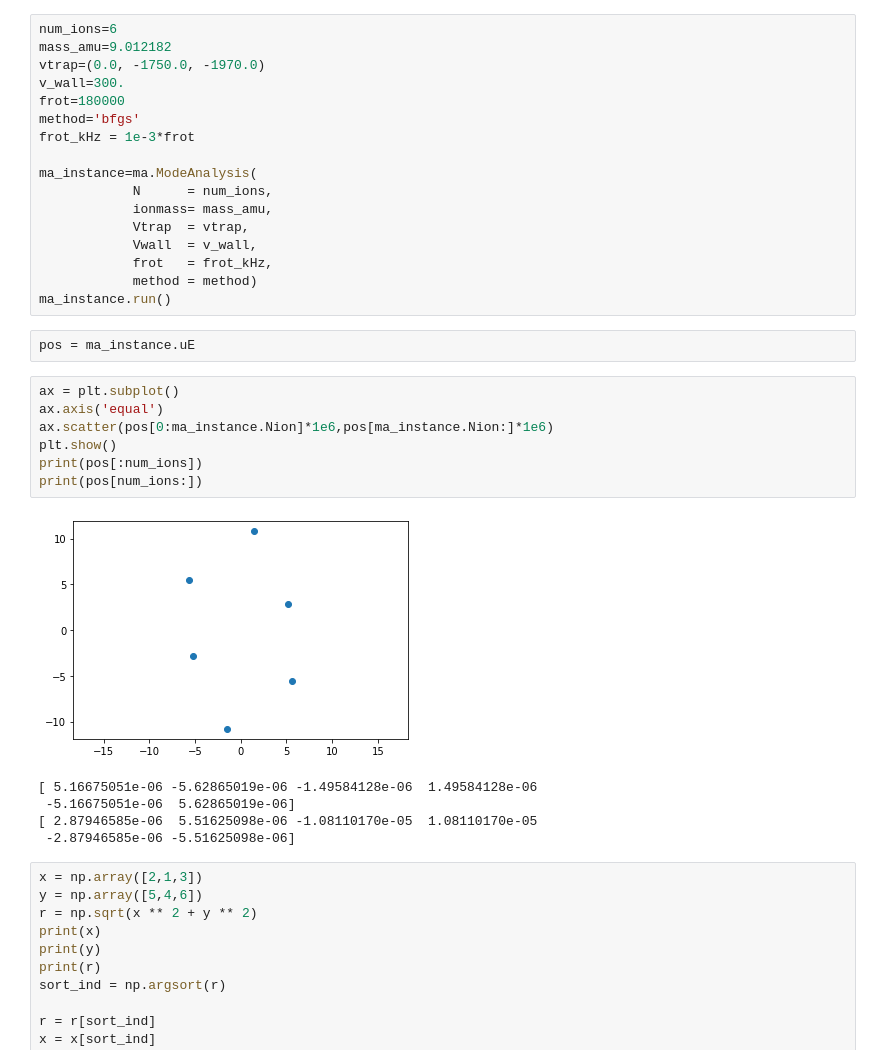
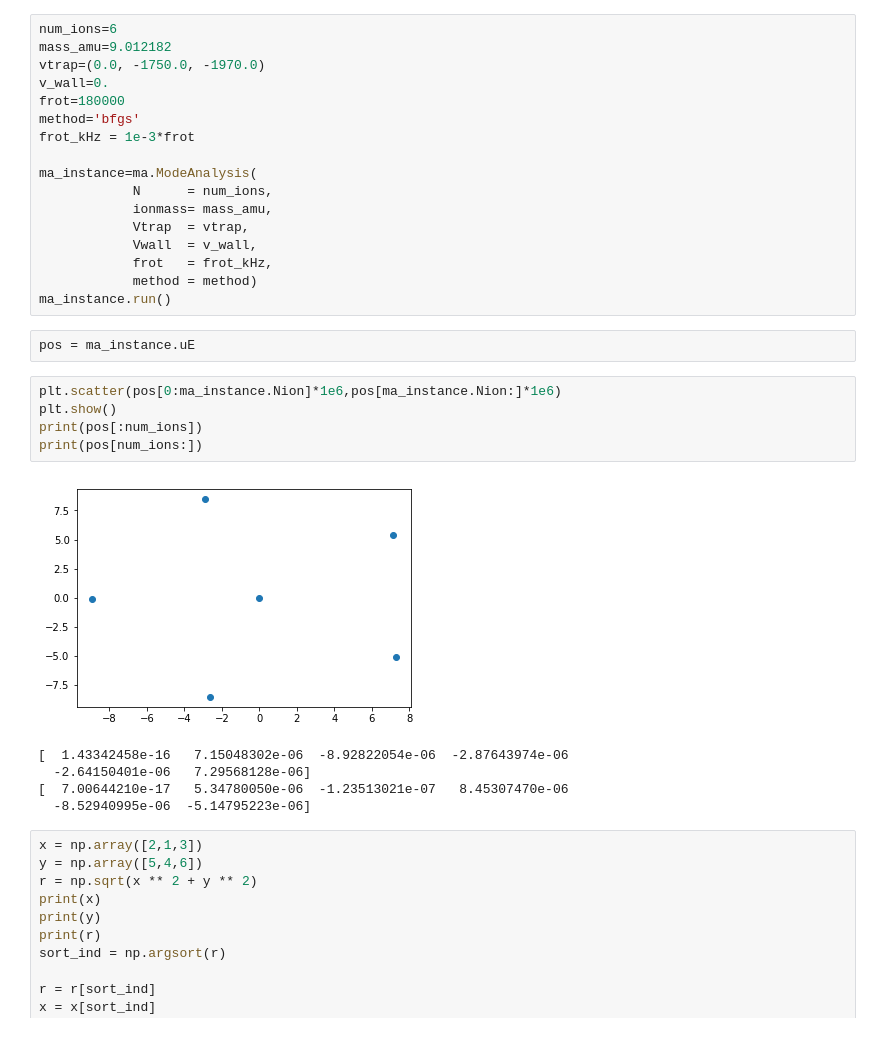
Before and after one commit to jzaris/cold-atoms-c, a Jupyter notebook: ModeAnalysisNotebook.ipynb, the cells around one changed output. Cells and saved outputs as stored; diff of their text form.

```diff
--- a/ModeAnalysisNotebook.ipynb
+++ b/ModeAnalysisNotebook.ipynb
@@ -7,7 +7,7 @@ import numpy as np
 num_ions=6
 mass_amu=9.012182
 vtrap=(0.0, -1750.0, -1970.0)
-v_wall=300.
+v_wall=0.
 frot=180000
 method='bfgs'
 frot_kHz = 1e-3*frot
@@ -23,18 +23,16 @@ ma_instance.run()
 # %%
 pos = ma_instance.uE
 # %%
-ax = plt.subplot()
-ax.axis('equal')
-ax.scatter(pos[0:ma_instance.Nion]*1e6,pos[ma_instance.Nion:]*1e6)
+plt.scatter(pos[0:ma_instance.Nion]*1e6,pos[ma_instance.Nion:]*1e6)
 plt.show()
 print(pos[:num_ions])
 print(pos[num_ions:])
 # %% [output]
-[figure, old version]
+[figure, new version]
-[ 5.16675051e-06 -5.62865019e-06 -1.49584128e-06  1.49584128e-06
- -5.16675051e-06  5.62865019e-06]
-[ 2.87946585e-06  5.51625098e-06 -1.08110170e-05  1.08110170e-05
- -2.87946585e-06 -5.51625098e-06]
+[  1.43342458e-16   7.15048302e-06  -8.92822054e-06  -2.87643974e-06
+  -2.64150401e-06   7.29568128e-06]
+[  7.00644210e-17   5.34780050e-06  -1.23513021e-07   8.45307470e-06
+  -8.52940995e-06  -5.14795223e-06]
 # %%
 x = np.array([2,1,3])
 y = np.array([5,4,6])
```
Also changed, not shown: 2 other files.
